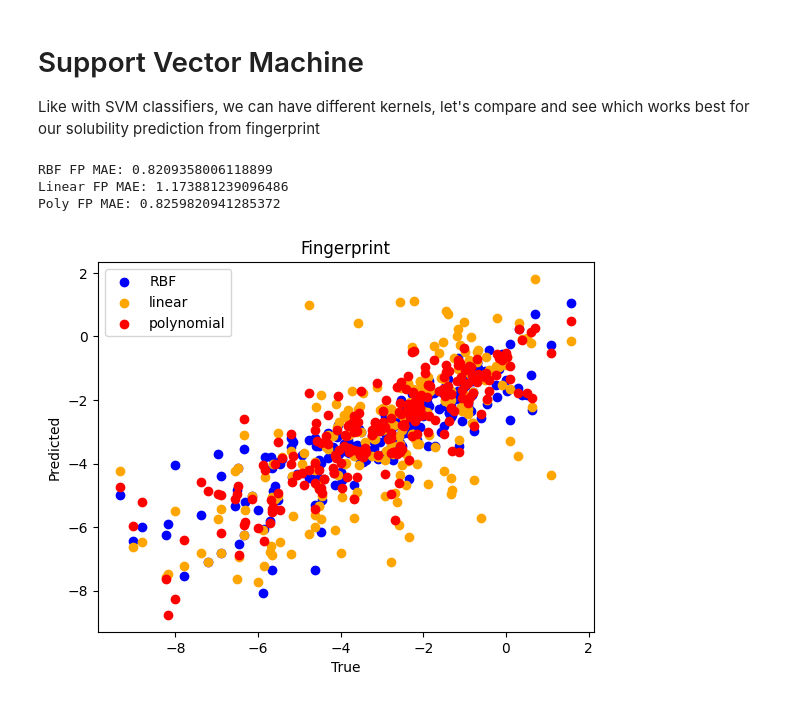
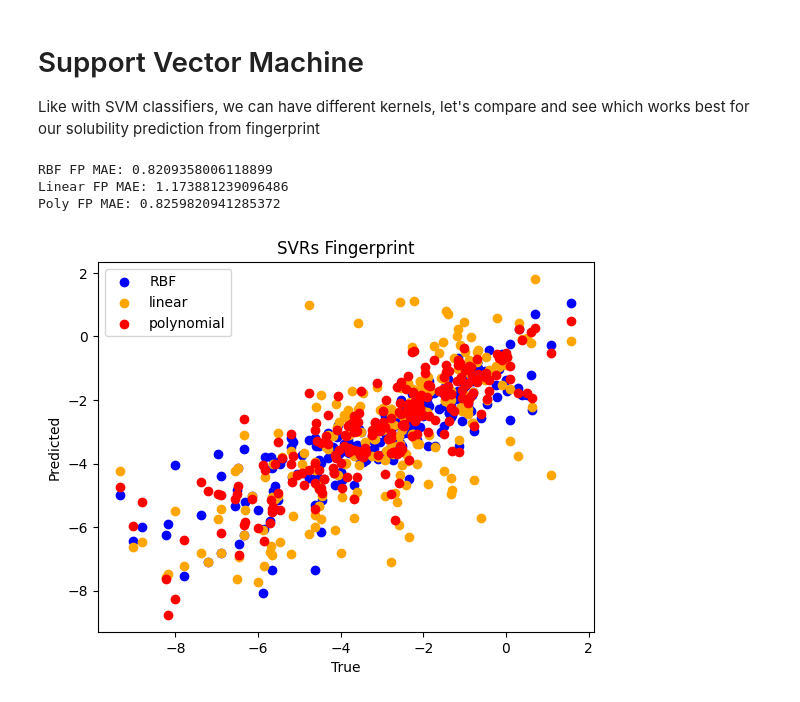
Before and after one commit to aswalker-lab/AIChemBiochem, a Jupyter notebook: 4_Regression/Regression for Chemistry.ipynb, the cells around one changed output. Cells and saved outputs as stored; diff of their text form; code cells hidden in the pictures.

```diff
--- a/4_Regression/Regression for Chemistry.ipynb
+++ b/4_Regression/Regression for Chemistry.ipynb
@@ -231,35 +231,35 @@ svr_lin = SVR(kernel="linear", C=100, gamma="auto")
 svr_poly = SVR(kernel="poly", C=100, gamma="auto", degree=3, epsilon=0.1, coef0=1)
 
 #fit models
 svr_rbf.fit(np.stack(train_df["fp"].values),train_df["measured log(solubility:mol/L)"])
 svr_lin.fit(np.stack(train_df["fp"].values),train_df["measured log(solubility:mol/L)"])
 svr_poly.fit(np.stack(train_df["fp"].values),train_df["measured log(solubility:mol/L)"])
 
 #predict
 rbf_test_predict = svr_rbf.predict(np.stack(test_df["fp"].values))
 lin_test_predict = svr_lin.predict(np.stack(test_df["fp"].values))
 poly_test_predict = svr_poly.predict(np.stack(test_df["fp"].values))
 
 #MAE metric
-print("RBF FP MAE: " + str(mean_absolute_error(rbf_test_predict,test_df["measured log(solubility:mol/L)"])))
-print("Linear FP MAE: " + str(mean_absolute_error(lin_test_predict,test_df["measured log(solubility:mol/L)"])))
-print("Poly FP MAE: " + str(mean_absolute_error(poly_test_predict,test_df["measured log(solubility:mol/L)"])))
+print("RBF FP MAE: " + str(mean_absolute_error(test_df["measured log(solubility:mol/L)"],rbf_test_predict)))
+print("Linear FP MAE: " + str(mean_absolute_error(test_df["measured log(solubility:mol/L)"],lin_test_predict)))
+print("Poly FP MAE: " + str(mean_absolute_error(test_df["measured log(solubility:mol/L)"],poly_test_predict)))
 
 #plot
 plt.scatter(test_df["measured log(solubility:mol/L)"],rbf_test_predict,color='blue', label='RBF')
 plt.scatter(test_df["measured log(solubility:mol/L)"],lin_test_predict,color='orange', label='linear')
 plt.scatter(test_df["measured log(solubility:mol/L)"],poly_test_predict,color='red', label='polynomial')
 plt.legend()
 
 # Add labels and title
 plt.xlabel('True')
 plt.ylabel('Predicted')
-plt.title('Fingerprint')
+plt.title('SVRs Fingerprint')
 
 # Display the plot
 plt.show()
 # %% [output]
 RBF FP MAE: 0.8209358006118899
 Linear FP MAE: 1.173881239096486
 Poly FP MAE: 0.8259820941285372
-[figure, old version]
+[figure, new version]
```
Also changed, not shown: parts of 9 cells of this notebook.
